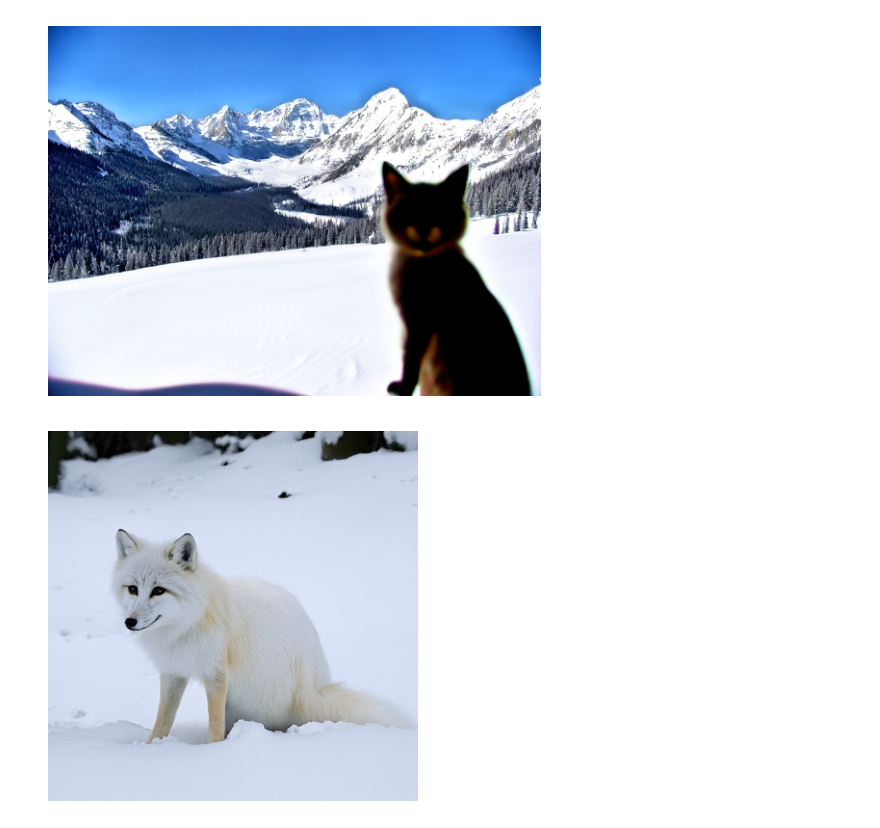
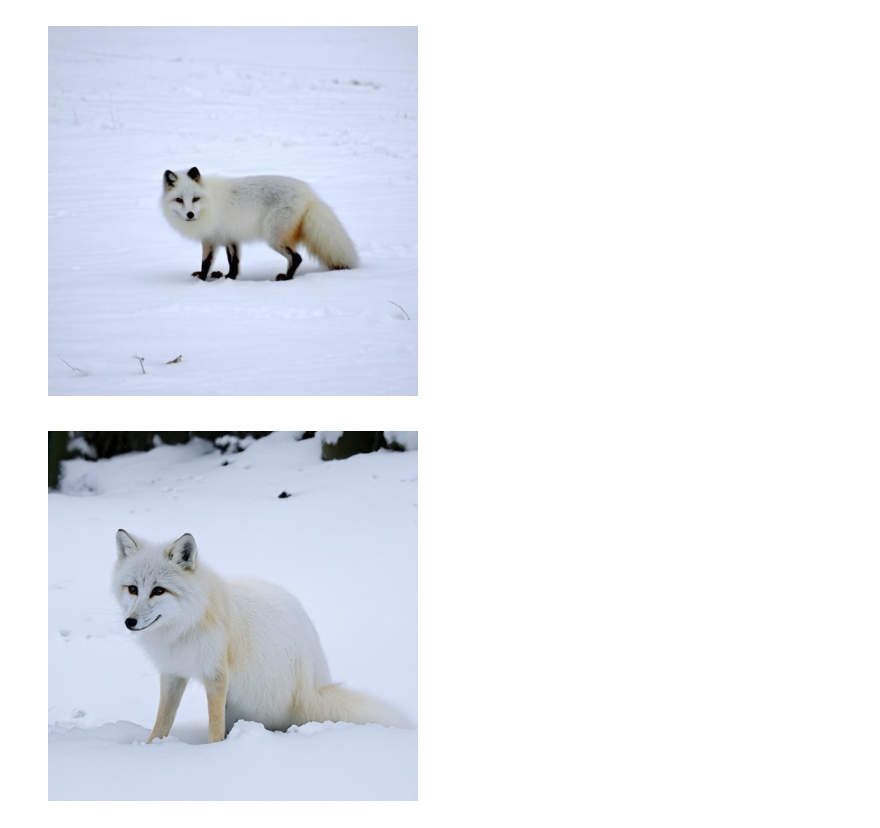
Before and after one commit to gmongaras/Stable-Diffusion-3-From-Scratch, a Jupyter notebook: src/infer_loop.ipynb, the cells around one changed output. Saved outputs shown, nothing was run; the diff lists cells and outputs as text; code cells hidden in the pictures.

```diff
--- a/src/infer_loop.ipynb
+++ b/src/infer_loop.ipynb
@@ -9,10 +9,10 @@ import matplotlib.animation as animation
 import os
 os.environ["CUDA_VISIBLE_DEVICES"] = "1"
 # %%
-loadDir = "../models/datav3_attempt5_8GPU_SoftFlash_RoPE2d_2AccSteps_40batchsize_stage2"
-# loadDir = "../models/datav3_attempt4_8GPU_SoftFlash_RoPE2dV2_2AccSteps_stage2"
-loadFile = "model_ema_544000s.pkl"
-loadDefFile = "model_params_544000s.json"
+# loadDir = "../models/datav3_attempt5_8GPU_SoftFlash_RoPE2d_2AccSteps_40batchsize_stage2"
+loadDir = "../models/datav3_attempt5_8GPU_SoftFlash_RoPE2d_2AccSteps_14batchsize_stage3"
+loadFile = "model_ema_702000s.pkl"
+loadDefFile = "model_params_702000s.json"
 device = "gpu"
 # %%
 ### Model Creation
@@ -122,16 +122,16 @@ def sample_once(
 # %%
 batch_size = 1
 num_steps = 100
-text_input = "cat taking a selfie in front of a beautiful snowy mountain landscape"
-width = int(32 * 16)
-height = int(24 * 16)
+text_input = "A white fox in the snow"
+width = int(64 * 16)
+height = int(64 * 16)
 CFG_scale = 7
 sampler = "euler"
 seed = -1
 
 sample_once(batch_size, num_steps, text_input, width, height, CFG_scale, sampler, seed)
 # %% [output]
-[figure, old version]
+[figure, new version]
 # %%
 batch_size = 1
 num_steps = 100
```
Also changed, not shown: parts of 1 cell of this notebook, 13 other files.
